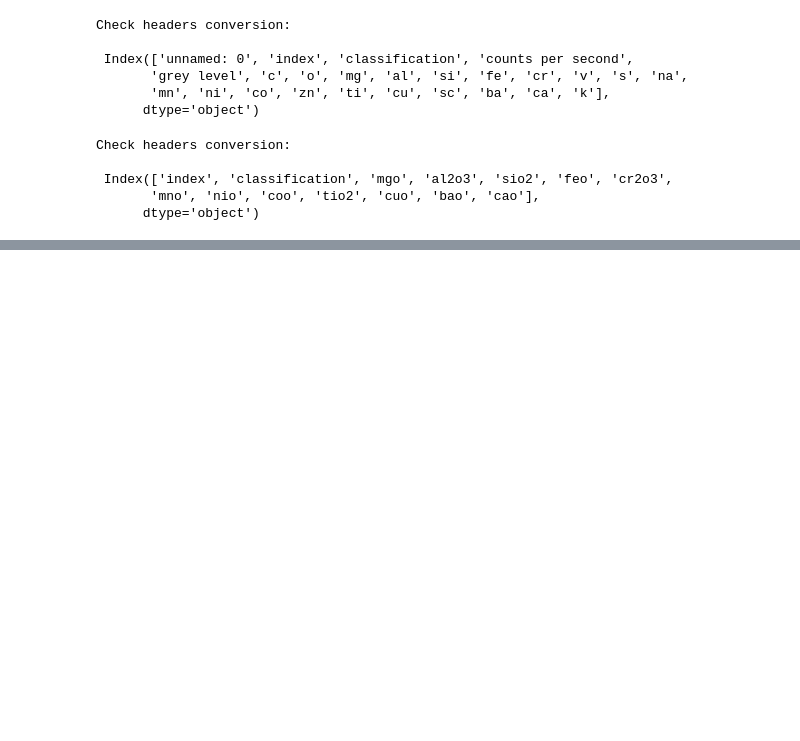
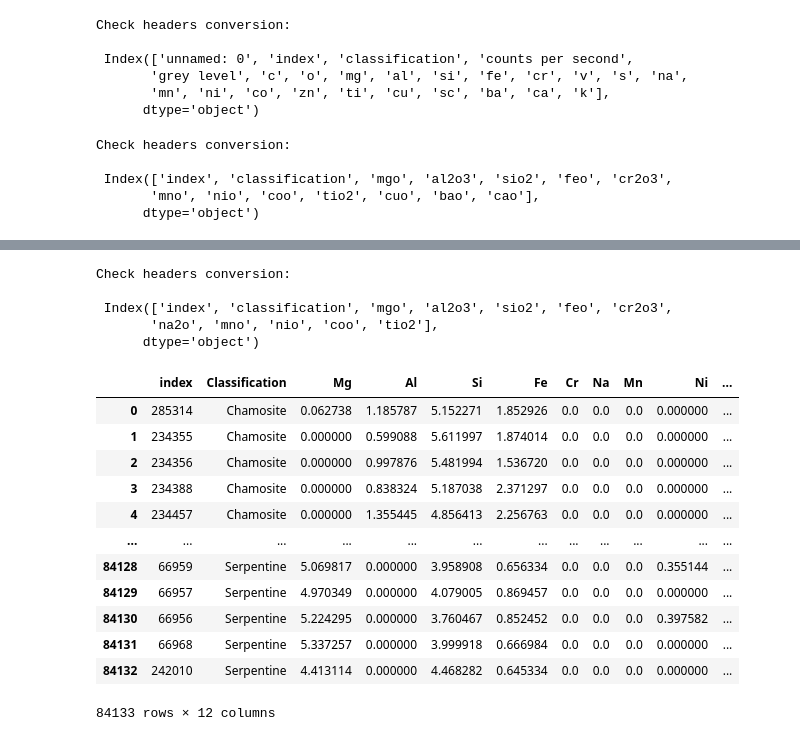
Before and after one commit to mattlamachado/Element_Oxide_Conversor, a Jupyter notebook: element_oxide_conversor_1.1 projetos.ipynb, the cells around one changed output, grey strips where cells are left out. Drawn from its saved outputs; the diff is of its cells as text; code cells hidden in the pictures; blank space fills up the shorter version.

```diff
--- a/element_oxide_conversor_1.1 projetos.ipynb
+++ b/element_oxide_conversor_1.1 projetos.ipynb
@@ -565,0 +616,25 @@ oxide_to_mol()
+# %%
+silicates_ox.sort_values('Classification', inplace=True)
+silicates_ox.reset_index(inplace=True)
+# %%
+X = oxide_to_mol(silicates_ox, conversion_sheet, O= 14)
+X
+# %% [output]
+Check headers conversion:
+
+ Index(['index', 'classification', 'mgo', 'al2o3', 'sio2', 'feo', 'cr2o3',
+       'na2o', 'mno', 'nio', 'coo', 'tio2'],
+      dtype='object')
+|  | index | Classification | Mg | Al | Si | Fe | Cr | Na | Mn | Ni | ... |
+| 0 | 285314 | Chamosite | 0.062738 | 1.185787 | 5.152271 | 1.852926 | 0.0 | 0.0 | 0.0 | 0.000000 | ... |
+| 1 | 234355 | Chamosite | 0.000000 | 0.599088 | 5.611997 | 1.874014 | 0.0 | 0.0 | 0.0 | 0.000000 | ... |
+| 2 | 234356 | Chamosite | 0.000000 | 0.997876 | 5.481994 | 1.536720 | 0.0 | 0.0 | 0.0 | 0.000000 | ... |
+| 3 | 234388 | Chamosite | 0.000000 | 0.838324 | 5.187038 | 2.371297 | 0.0 | 0.0 | 0.0 | 0.000000 | ... |
+| 4 | 234457 | Chamosite | 0.000000 | 1.355445 | 4.856413 | 2.256763 | 0.0 | 0.0 | 0.0 | 0.000000 | ... |
+| ... | ... | ... | ... | ... | ... | ... | ... | ... | ... | ... | ... |
+| 84128 | 66959 | Serpentine | 5.069817 | 0.000000 | 3.958908 | 0.656334 | 0.0 | 0.0 | 0.0 | 0.355144 | ... |
+| 84129 | 66957 | Serpentine | 4.970349 | 0.000000 | 4.079005 | 0.869457 | 0.0 | 0.0 | 0.0 | 0.000000 | ... |
+| 84130 | 66956 | Serpentine | 5.224295 | 0.000000 | 3.760467 | 0.852452 | 0.0 | 0.0 | 0.0 | 0.397582 | ... |
+| 84131 | 66968 | Serpentine | 5.337257 | 0.000000 | 3.999918 | 0.666984 | 0.0 | 0.0 | 0.0 | 0.000000 | ... |
+| 84132 | 242010 | Serpentine | 4.413114 | 0.000000 | 4.468282 | 0.645334 | 0.0 | 0.0 | 0.0 | 0.000000 | ... |
+84133 rows × 12 columns
```
Also changed, not shown: parts of 7 cells of this notebook.
